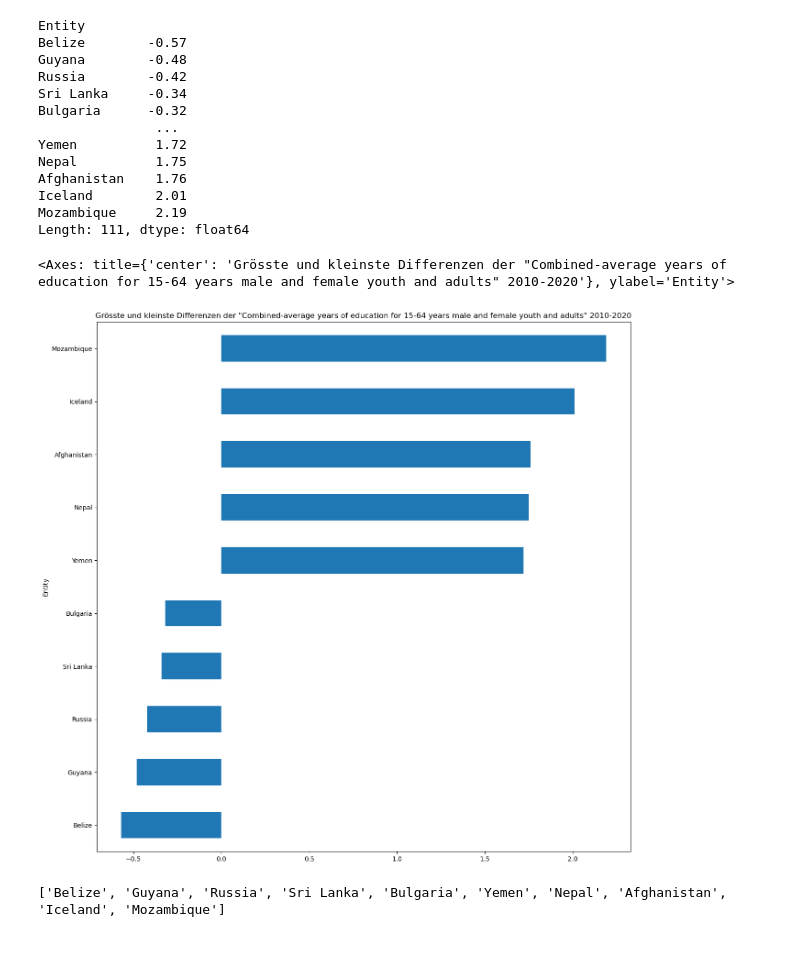
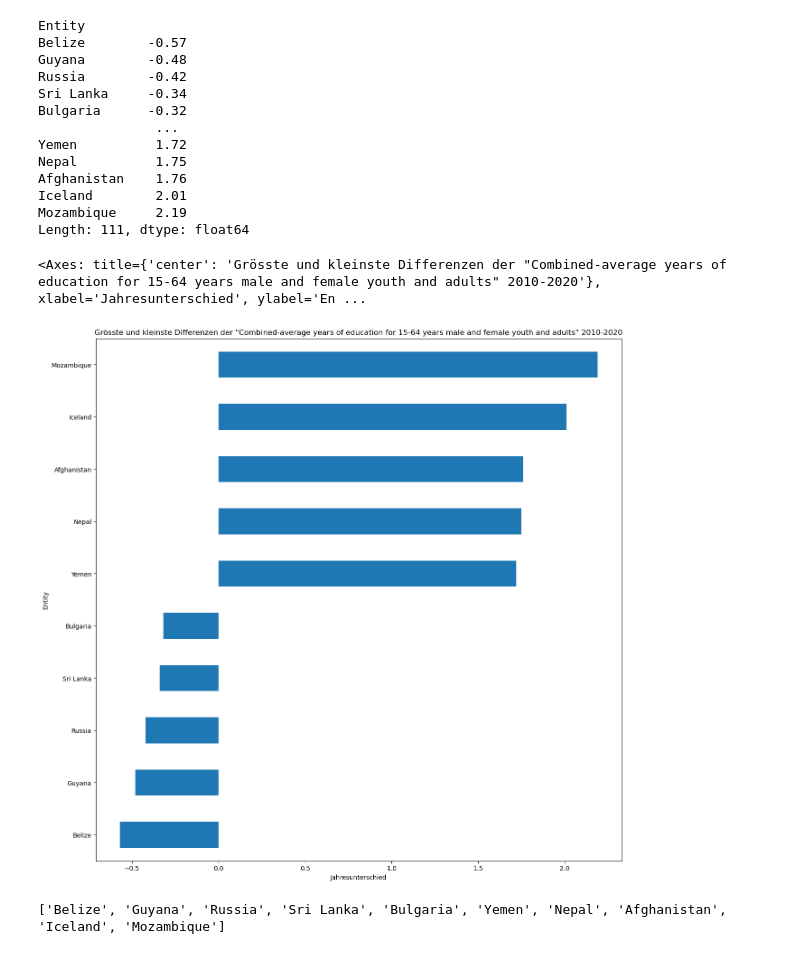
Before and after one commit to GaiaCapoferri/Python-Leistungsnachweis-GDK, a Jupyter notebook: Python Leistungsnachweis.ipynb, the cells around one changed output. Cells and saved outputs as stored; diff of their text form; code cells hidden in the pictures.

Commit message:
Grafik "Differenzen" angepasst

```diff
--- a/Python Leistungsnachweis.ipynb
+++ b/Python Leistungsnachweis.ipynb
@@ -198,10 +198,10 @@ Mozambique     2.19
 Length: 111, dtype: float64
 # %%
 diff_sel = (diffs < -0.31) | (diffs > 1.7)
-diffs[diff_sel].plot(kind='barh', title='Grösste und kleinste Differenzen der "Combined-average years of education for 15-64 years male and female youth and adults" 2010-2020')
+diffs[diff_sel].plot(kind='barh', title='Grösste und kleinste Differenzen der "Combined-average years of education for 15-64 years male and female youth and adults" 2010-2020', xlabel='Jahresunterschied')
 # %% [output]
-<Axes: title={'center': 'Grösste und kleinste Differenzen der "Combined-average years of education for 15-64 years male and female youth and adults" 2010-2020'}, ylabel='Entity'>
+<Axes: title={'center': 'Grösste und kleinste Differenzen der "Combined-average years of education for 15-64 years male and female youth and adults" 2010-2020'}, xlabel='Jahresunterschied', ylabel='En ...
-[figure, old version]
+[figure, new version]
 # %%
 Entity_liste = diffs[diff_sel].index.tolist()
 print(Entity_liste)
```
Also changed, not shown: parts of 5 cells of this notebook.
